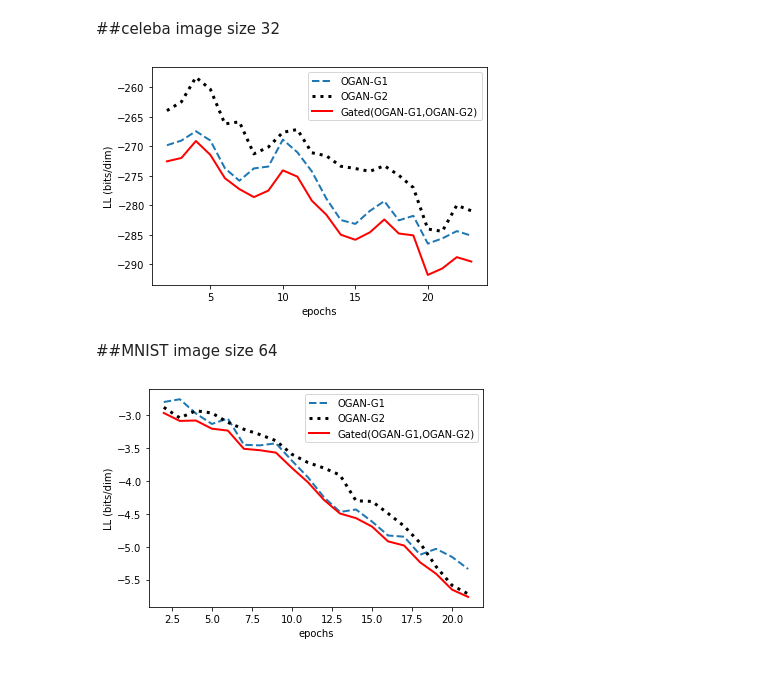
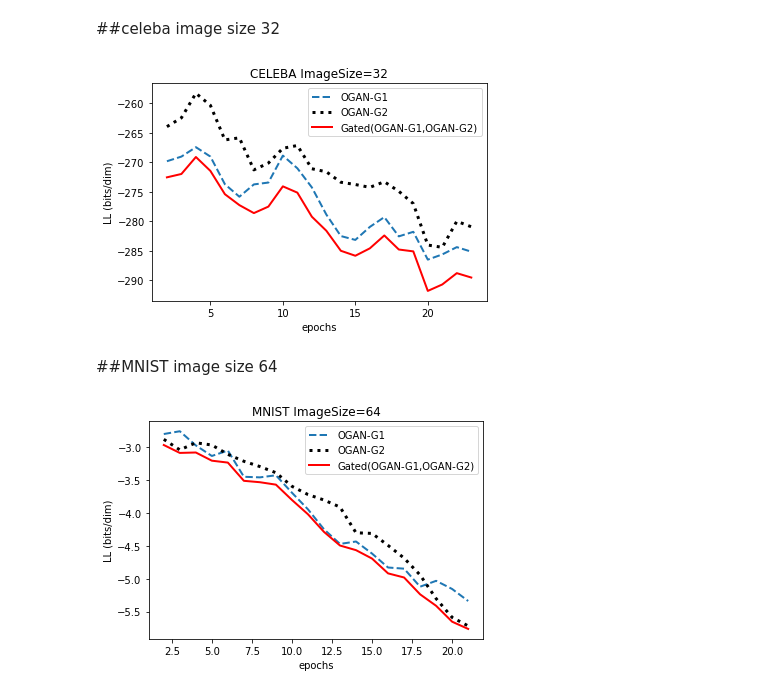
Before and after one commit to mkjubran/OGAN-results, a Jupyter notebook: PlotCurvesOGAN.ipynb, the cells around one changed output. Cells and saved outputs as stored; diff of their text form; code cells hidden in the pictures.

```diff
--- a/PlotCurvesOGAN.ipynb
+++ b/PlotCurvesOGAN.ipynb
@@ -131,34 +135,35 @@ imageSize=32
 epoch=45
 batch=100
 
 VLL = [col for col in df if col.startswith('Validation LL/epoch')]
 df_VLLe = df[VLL]
 df_VLLe = df_VLLe.dropna()
 df_VLLe = df_VLLe.astype('float')
 
 
 VLL = [col for col in df if col.startswith('Validation LL/Sample')]
 df_VLLb = df[VLL]
 df_VLLb = df_VLLb.dropna()
 df_VLLb = df_VLLb.astype('float')
 df_VLLb = df_VLLb[0:epoch*batch]
 
 df_VLLb['min_Validation LL/Sample'] = df_VLLb[['Validation LL/Sample: G2(testset)-->(E1,G1)','Validation LL/Sample: G1(testset)-->(E2,G2)']].min(axis=1)
 
 df_VLLe['Validation LL/epoch: min(G1+G2) (bits/dim)']=df_VLLb.groupby(np.arange(len(df_VLLb))//100).mean()['min_Validation LL/Sample']/(math.log(2)*(imageSize**2))
 df_VLLe['Validation LL/epoch G1(bits/dim)']=df_VLLb.groupby(np.arange(len(df_VLLb))//100).mean()['Validation LL/Sample: G2(testset)-->(E1,G1)']/(math.log(2)*(imageSize**2))
 df_VLLe['Validation LL/epoch G2(bits/dim)']=df_VLLb.groupby(np.arange(len(df_VLLb))//100).mean()['Validation LL/Sample: G1(testset)-->(E2,G2)']/(math.log(2)*(imageSize**2))
 
 ax = plt.gca()
 df_VLLe['Validation LL/epoch G1(bits/dim)'].plot(kind='line', ax=ax, linestyle='--', linewidth=2, label='OGAN-G1')
 df_VLLe['Validation LL/epoch G2(bits/dim)'].plot(kind='line', color='k', ax=ax, linestyle=':', linewidth=3, label='OGAN-G2')
 df_VLLe['Validation LL/epoch: min(G1+G2) (bits/dim)'].plot(kind='line', color='r', ax=ax, linewidth=2, label='Gated(OGAN-G1,OGAN-G2)')
 plt.xlabel('epochs')
 plt.ylabel('LL (bits/dim)')
 plt.legend()
+plt.title('CELEBA ImageSize=32')
 plt.show()
 # %% [output]
-[figure, old version]
+[figure, new version]
 # %% [markdown]
 ##MNIST image size 64
 # %%
@@ -194,6 +199,7 @@ df_VLLe['Validation LL/epoch: min(G1+G2) (bits/dim)'].plot(kind='line', color='r
 plt.xlabel('epochs')
 plt.ylabel('LL (bits/dim)')
 plt.legend()
+plt.title('MNIST ImageSize=64')
 plt.show()
 # %% [output]
-[figure, old version]
+[figure, new version]
```
Also changed, not shown: parts of 5 cells of this notebook.
